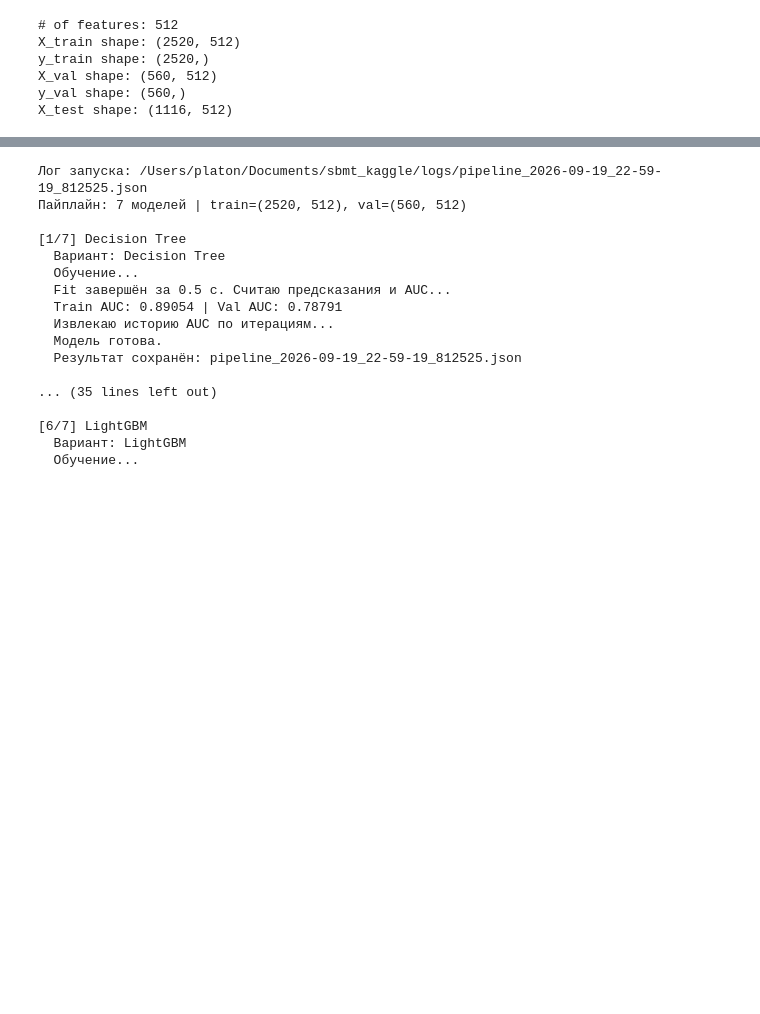
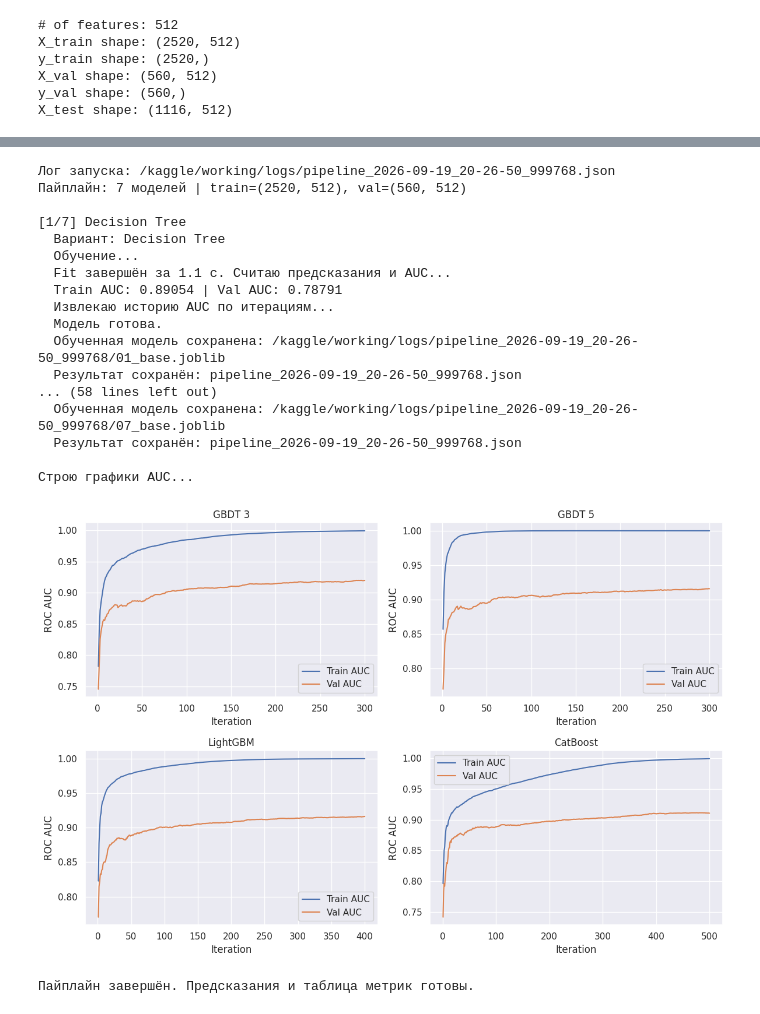
Before and after one commit to revlze/sbmt_kaggle, a Jupyter notebook: main.ipynb, the cells around one changed output, grey strips where cells are left out. Drawn from its saved outputs; the diff is of its cells as text; code cells hidden in the pictures; blank space fills up the shorter version.

Commit message:
Kaggle Notebook | SBMTeam 1 | Version 3

```diff
--- a/main.ipynb
+++ b/main.ipynb
@@ -454,26 +468,28 @@ Error:
 # %%
 preds_df, metrics_df = run_model_pipeline(
     models, X_train, y_train, X_val, y_val,
-    use_cleanlab=True,  # True — сравнить обычную модель и CleanLearning
+    use_cleanlab=False,  # True — сравнить обычную модель и CleanLearning
 )
 # %% [output]
-Лог запуска: /Users/platon/Documents/sbmt_kaggle/logs/pipeline_2026-09-19_22-59-19_812525.json
+Лог запуска: /kaggle/working/logs/pipeline_2026-09-19_20-26-50_999768.json
 Пайплайн: 7 моделей | train=(2520, 512), val=(560, 512)
 
 [1/7] Decision Tree
   Вариант: Decision Tree
   Обучение...
-  Fit завершён за 0.5 с. Считаю предсказания и AUC...
+  Fit завершён за 1.1 с. Считаю предсказания и AUC...
   Train AUC: 0.89054 | Val AUC: 0.78791
   Извлекаю историю AUC по итерациям...
   Модель готова.
-  Результат сохранён: pipeline_2026-09-19_22-59-19_812525.json
+  Обученная модель сохранена: /kaggle/working/logs/pipeline_2026-09-19_20-26-50_999768/01_base.joblib
+  Результат сохранён: pipeline_2026-09-19_20-26-50_999768.json
+... (58 lines left out)
+  Обученная модель сохранена: /kaggle/working/logs/pipeline_2026-09-19_20-26-50_999768/07_base.joblib
+  Результат сохранён: pipeline_2026-09-19_20-26-50_999768.json
 
-... (35 lines left out)
-
-[6/7] LightGBM
-  Вариант: LightGBM
-  Обучение...
+Строю графики AUC...
+[figure, added]
+Пайплайн завершён. Предсказания и таблица метрик готовы.
 # %%
 metrics_df
 # %% [output]
```
Also changed, not shown: parts of 11 cells of this notebook.
